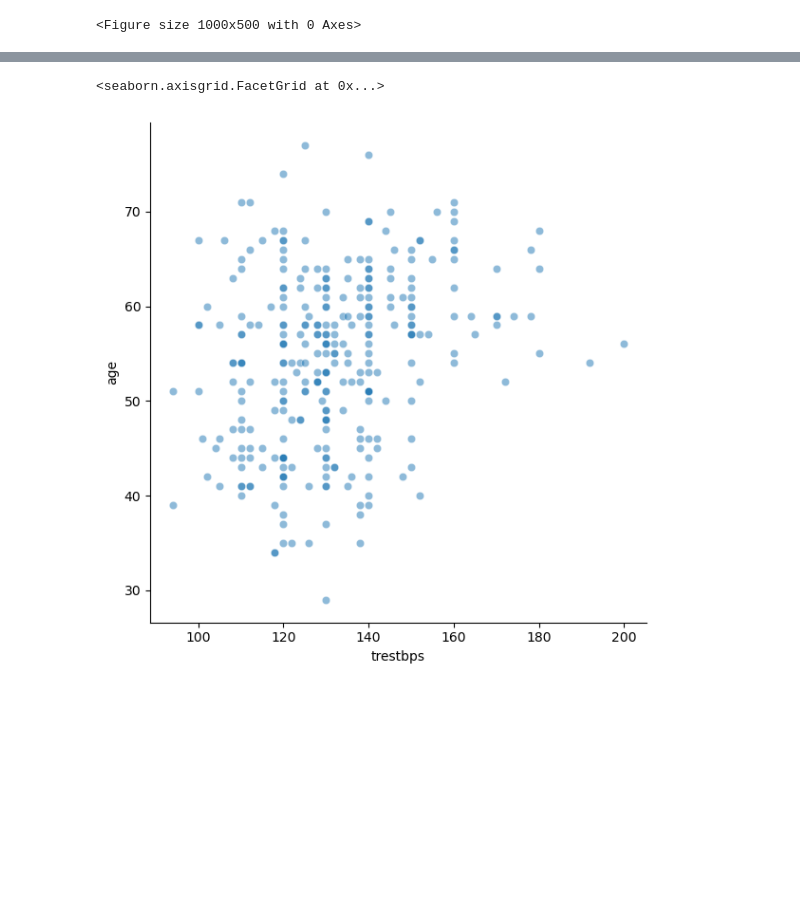
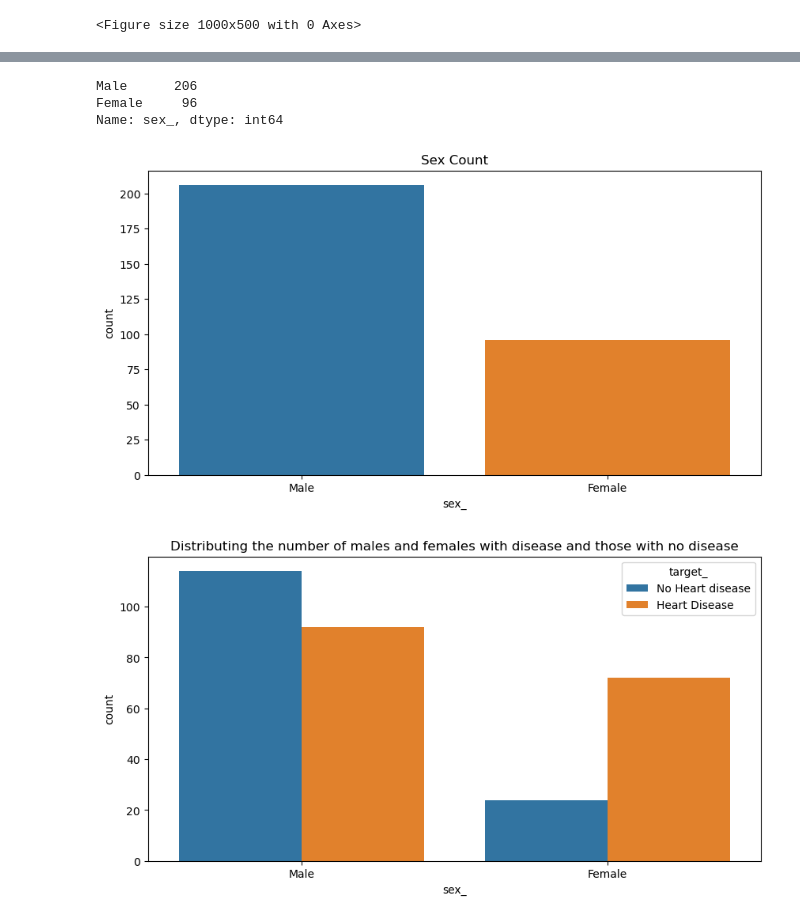
Before and after one commit to The-DigitalAcademy/NO-NAME_POWER-BI_VISUALIZATION, a Jupyter notebook: Python Analysis/HeartDiseaseVisualization.ipynb, the cells around one changed output, grey strips where cells are left out. Drawn from its saved outputs; the diff is of its cells as text; code cells hidden in the pictures; blank space fills up the shorter version.

```diff
--- a/Python Analysis/HeartDiseaseVisualization.ipynb
+++ b/Python Analysis/HeartDiseaseVisualization.ipynb
@@ -164,7 +247,20 @@ plt.show()
-# %%
-sns.relplot(x="trestbps", y="age",
-            sizes=(40, 400), alpha=.5, palette="muted",
-            height=6, data=heart)
-# %% [output]
-<seaborn.axisgrid.FacetGrid at 0x...>
-[figure, removed]
+# %%
+heart.sex_.value_counts()
+# %% [output]
+Male      206
+Female     96
+Name: sex_, dtype: int64
+# %%
+plt.figure(figsize=(10,5))
+sns.countplot(heart.sex_)
+plt.title('Sex Count')
+plt.show()
+# %% [output]
+[figure, added]
+# %%
+plt.figure(figsize=(10,5))
+sns.countplot(heart.sex_,hue=heart.target_)
+plt.title('Distributing the number of males and females with disease and those with no disease')
+plt.show()
+# %% [output]
+[figure, added]
```
Also changed, not shown: parts of 35 cells of this notebook.
